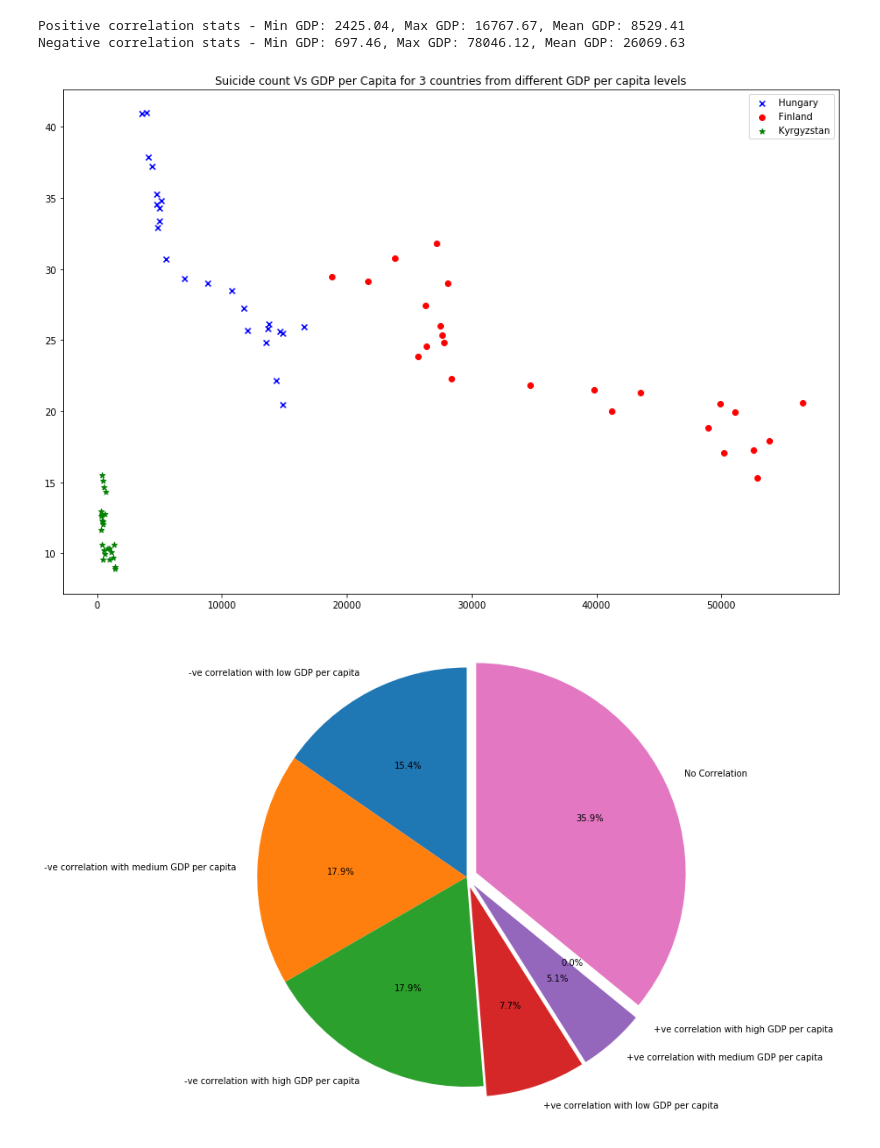
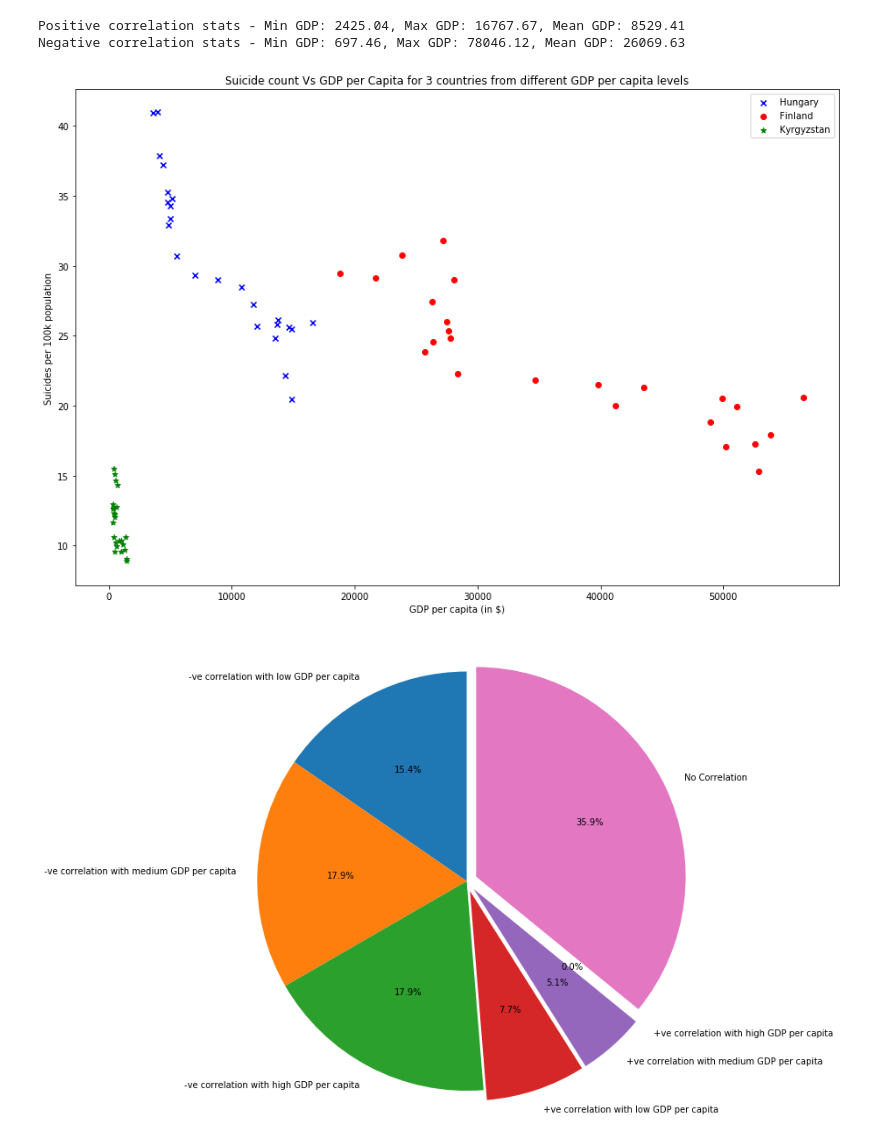
Before and after one commit to SindhuDataScience/ThinkfulExercises, a Jupyter notebook: Capstone/Predict Suicide rate with GDP per capita - Final.ipynb, the cells around one changed output. Cells and saved outputs as stored; diff of their text form; code cells hidden in the pictures.

```diff
--- a/Capstone/Predict Suicide rate with GDP per capita - Final.ipynb
+++ b/Capstone/Predict Suicide rate with GDP per capita - Final.ipynb
@@ -247,26 +252,29 @@ print('Negative correlation stats - Min GDP: {}, Max GDP: {}, Mean GDP: {}'.form
 Positive correlation stats - Min GDP: 2425.04, Max GDP: 16767.67, Mean GDP: 8529.41
 Negative correlation stats - Min GDP: 697.46, Max GDP: 78046.12, Mean GDP: 26069.63
 # %%
-#Scatter plot for the 3 countries: Hungary, Finland and Kyrgyzstan
 df_scatter_hungary = df_aggby_ctry_yr[df_aggby_ctry_yr.country.isin(['Hungary'])]
 df_scatter_Finland = df_aggby_ctry_yr[df_aggby_ctry_yr.country.isin(['Finland'])]
 df_scatter_Kyrgyzstan = df_aggby_ctry_yr[df_aggby_ctry_yr.country.isin(['Kyrgyzstan'])]
-plt.title('Suicide count Vs GDP per Capita for 3 countries from different GDP per capita levels')
-plt.rcParams['figure.figsize'] = [15, 10]
+
 N = len(df_scatter_hungary)
 x_hungary = df_scatter_hungary['gdp_per_capita_in_dollars']
 y_hungary = df_scatter_hungary['suicides_per_100k_people']
 x_Finland = df_scatter_Finland['gdp_per_capita_in_dollars']
 y_Finland = df_scatter_Finland['suicides_per_100k_people']
 x_Kyrgyzstan = df_scatter_Kyrgyzstan['gdp_per_capita_in_dollars']
 y_Kyrgyzstan = df_scatter_Kyrgyzstan['suicides_per_100k_people']
+
+plt.title('Suicide count Vs GDP per Capita for 3 countries from different GDP per capita levels')
+plt.rcParams['figure.figsize'] = [15, 10]
 plt.scatter(x_hungary, y_hungary, marker='x', color='b', label="Hungary")
 plt.scatter(x_Finland, y_Finland, marker='o', color='r', label="Finland")
 plt.scatter(x_Kyrgyzstan, y_Kyrgyzstan, marker='*', color='g', label="Kyrgyzstan")
 plt.legend(loc='upper right')
+plt.xlabel("GDP per capita (in $)")
+plt.ylabel("Suicides per 100k population")
 plt.show()
 # %% [output]
-[figure, old version]
+[figure, new version]
 # %%
 #Pie chart to summarize
 labels =  '-ve correlation with low GDP per capita', '-ve correlation with medium GDP per capita', '-ve correlation with high GDP per capita', '+ve correlation with low GDP per capita', '+ve correlation with medium GDP per capita', '+ve correlation with high GDP per capita', 'No Correlation'
```
Also changed, not shown: parts of 6 cells of this notebook.
